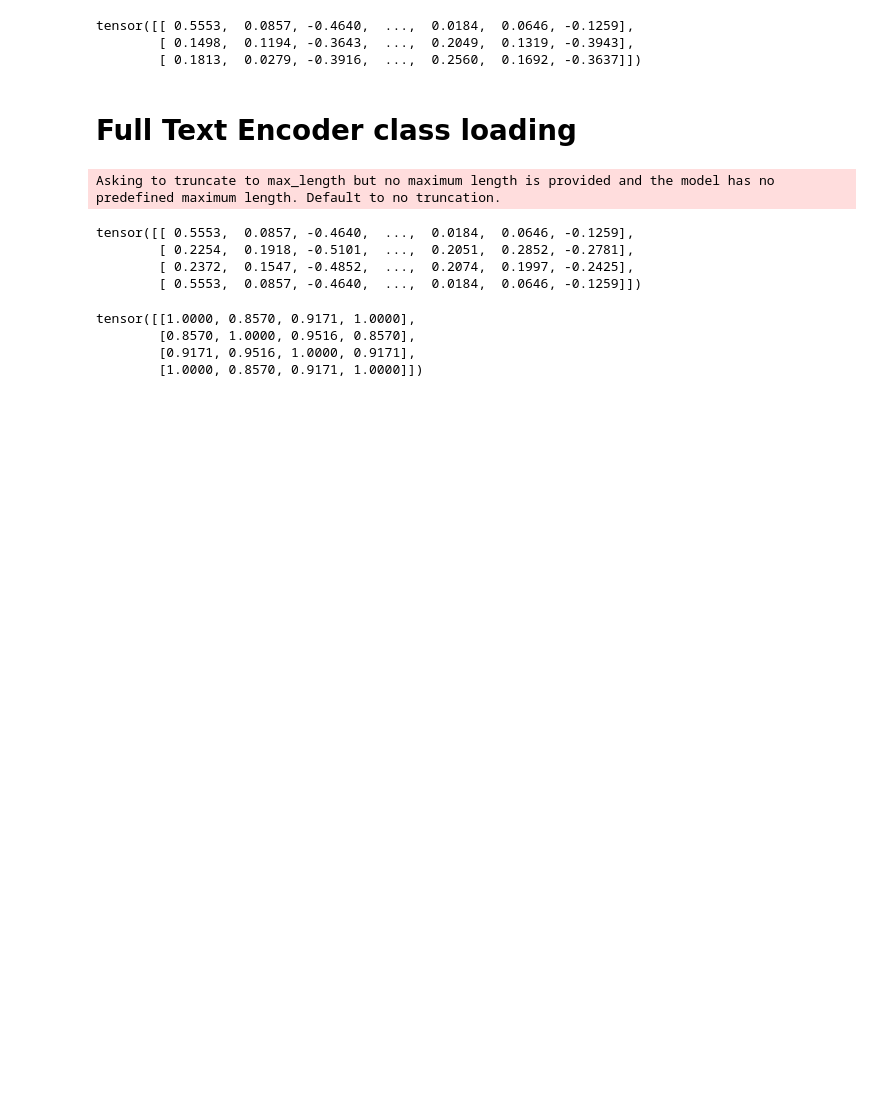
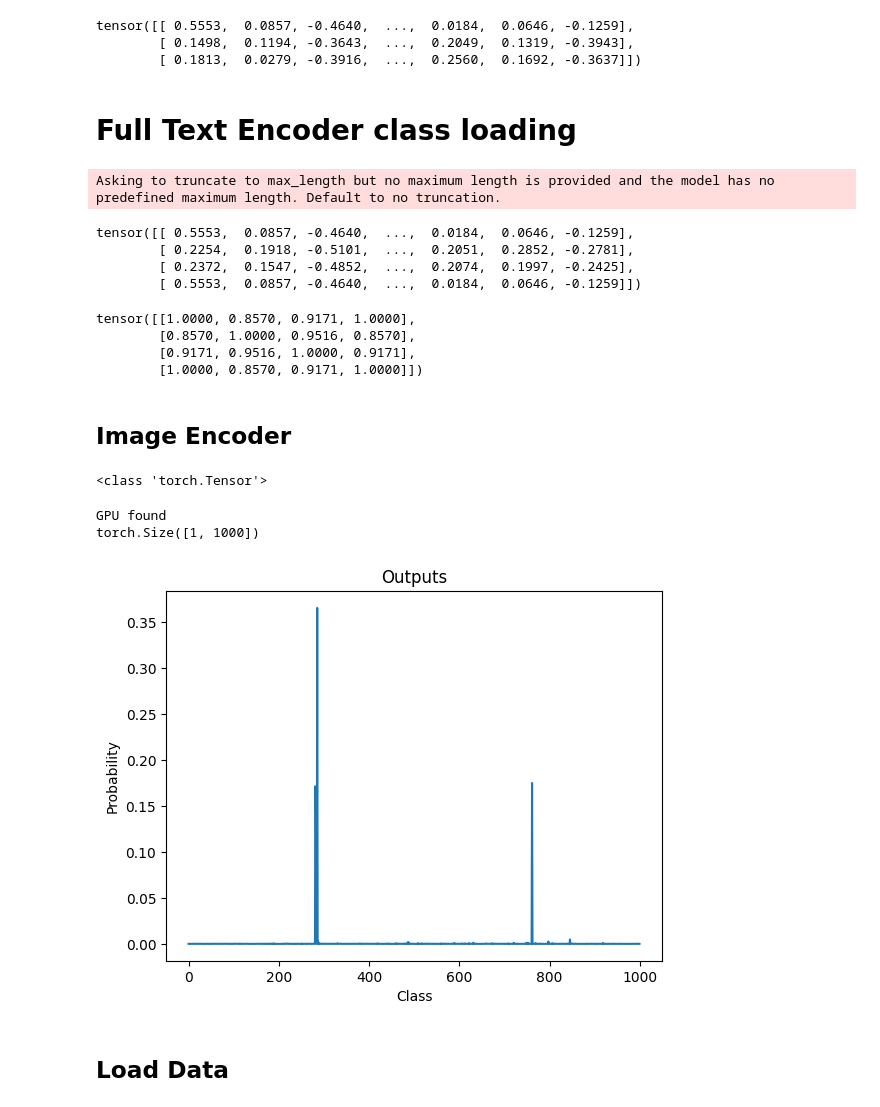
Before and after one commit to Zain506/MedCLIP-SAM, a Jupyter notebook: notebooks/MedCLIP.ipynb, the cells around one changed output. Cells and saved outputs as stored; diff of their text form; code cells hidden in the pictures; blank space fills up the shorter version.

Commit message:
Added plotOutput(vector) function

```diff
--- a/notebooks/MedCLIP.ipynb
+++ b/notebooks/MedCLIP.ipynb
@@ -100,3 +100,5 @@ tensor([[1.0000, 0.8570, 0.9171, 1.0000],
         [0.8570, 1.0000, 0.9516, 0.8570],
         [0.9171, 0.9516, 1.0000, 0.9171],
         [1.0000, 0.8570, 0.9171, 1.0000]])
+# %% [markdown]
+## Image Encoder
@@ -102,0 +110,54 @@ tensor([[1.0000, 0.8570, 0.9171, 1.0000],
+# %%
+from PIL import Image
+import requests
+url = "http://images.cocodataset.org/val2017/000000039769.jpg"
+image = Image.open(requests.get(url, stream=True).raw)
+inputs = processor(images=image, return_tensors="pt")
+outputs = model(**inputs)
+# %%
+logits = outputs.logits
+# predicted_class_idx = logits.argmax(-1).item()
+# print("Predicted class:", model.config.id2label[predicted_class_idx])
+print(type(logits))
+# %% [output]
+<class 'torch.Tensor'>
+# %%
+import torch
+if torch.cuda.is_available():
+  logits.to("cuda")
+  print("GPU found")
+  print(logits.shape)
+
+else:
+  print("GPU not found. Converting to NumPy")
+  logits = logits.detach().cpu().numpy()
+  print(logits.shape)
+# %% [output]
+GPU found
+torch.Size([1, 1000])
+# %%
+# Class to generate graph from tensors (display probability distribution of output logits)
+import matplotlib.pyplot as plt
+import numpy as np
+import torch.nn.functional as F
+def softmaxed(vector: torch.Tensor):
+  return (torch.sum(vector) == 1).item() and (vector >= 0).all().item() and (vector <= 1).all().item()
+
+def plotOutput(vector):
+  """
+  Enables visualisation for output of Neural Network
+  """
+  if not softmaxed(vector):
+    vector = F.softmax(vector, dim=1) # Softmax function makes vector L1 normalised
+  vec = vector.detach().cpu().numpy()
+  plt.plot(vec[0])
+  plt.title("Outputs")
+  plt.xlabel("Class")
+  plt.ylabel("Probability")
+  plt.show()
+
+plotOutput(logits)
+# %% [output]
+[figure, added]
+# %% [markdown]
+## Load Data
```
Also changed, not shown: parts of 2 cells of this notebook.
